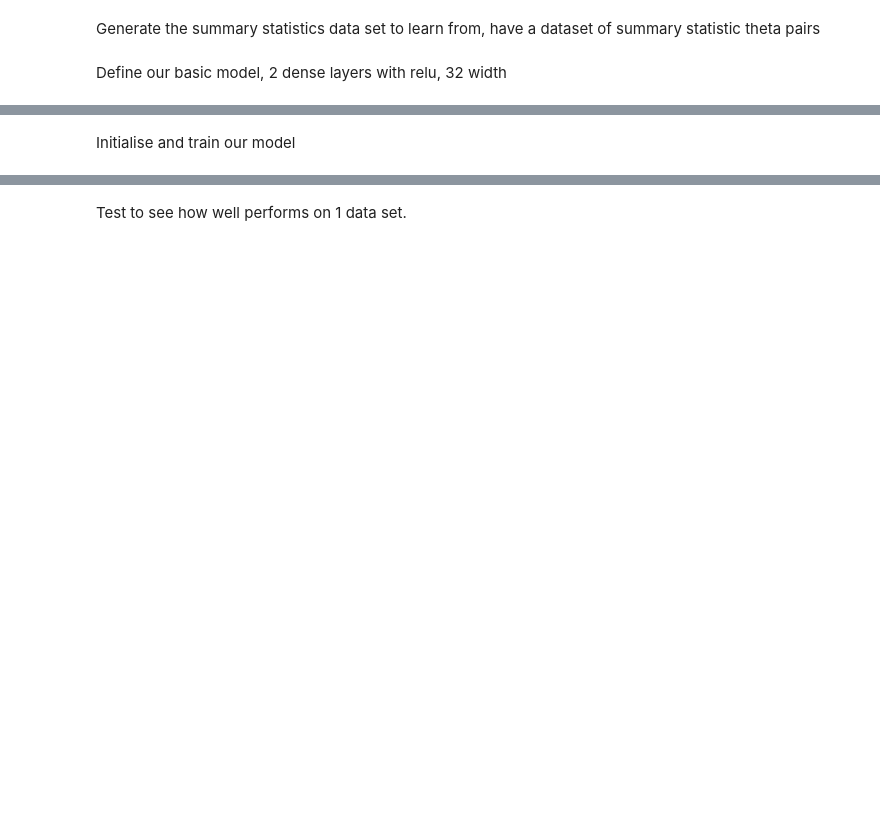
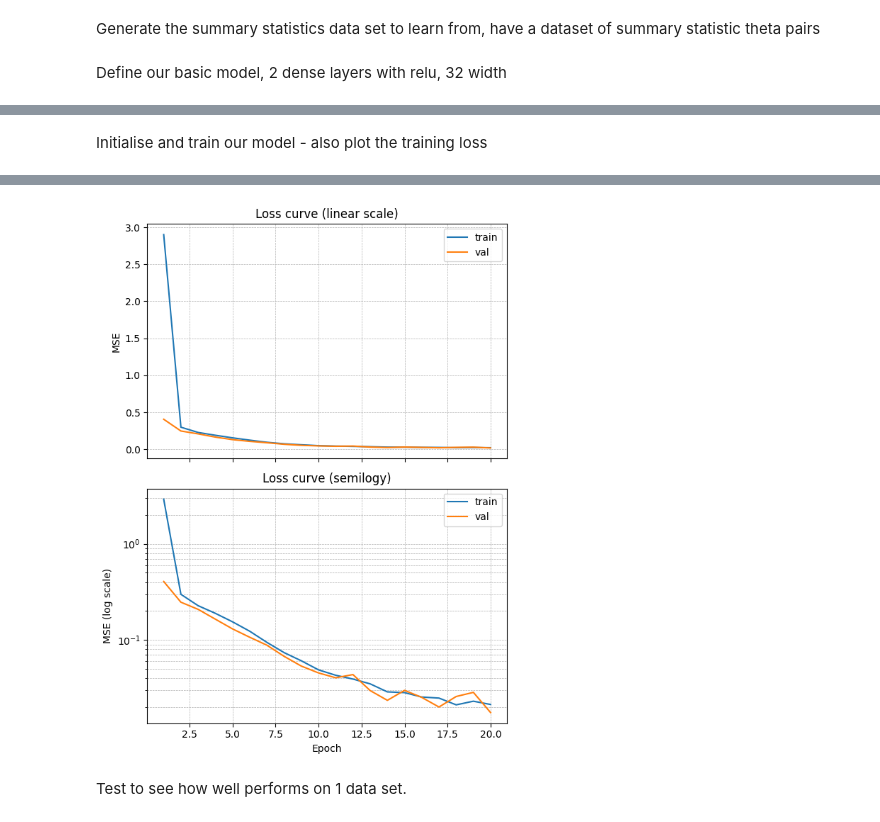
Before and after one commit to ob24-ic/MastersThesis, a Jupyter notebook: SummaryStatisticNN/LinearExample.ipynb, the cells around one changed output, grey strips where cells are left out. Saved outputs shown, nothing was run; the diff lists cells and outputs as text; code cells hidden in the pictures; blank space fills up the shorter version.

```diff
--- a/SummaryStatisticNN/LinearExample.ipynb
+++ b/SummaryStatisticNN/LinearExample.ipynb
@@ -70,11 +126,13 @@ Model: "sequential_2"
  Trainable params: 1,217 (4.75 KB)
  Non-trainable params: 0 (0.00 B)
 # %% [markdown]
-Initialise and train our model
+Initialise and train our model - also plot the training loss
 # %%
 # Define our model
 history = model.fit(train_ds.batch(BATCH_SIZE),
                     validation_data=val_ds.batch(BATCH_SIZE),
                     epochs=EPOCHS)
+
+plot_loss(history)
 # %% [output]
 Epoch 1/20
@@ -97,3 +155,4 @@ Epoch 20/20
+[figure, added]
 # %% [markdown]
 Test to see how well performs on 1 data set.
 # %%
```
Also changed, not shown: parts of 16 cells of this notebook.
